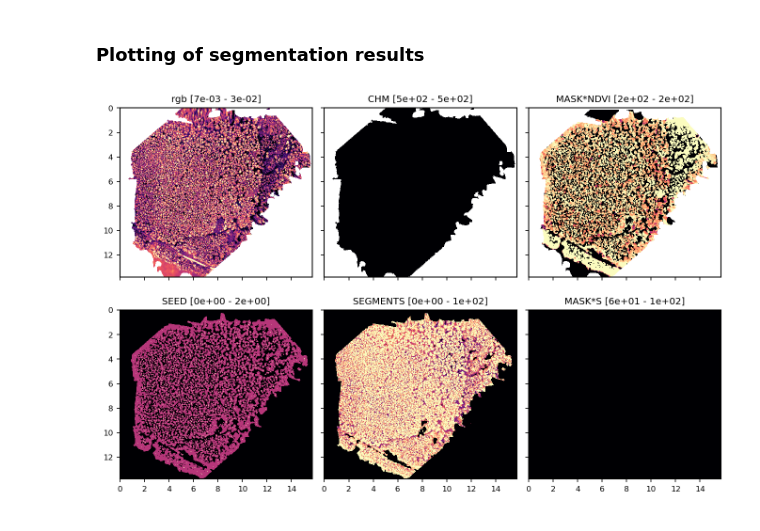
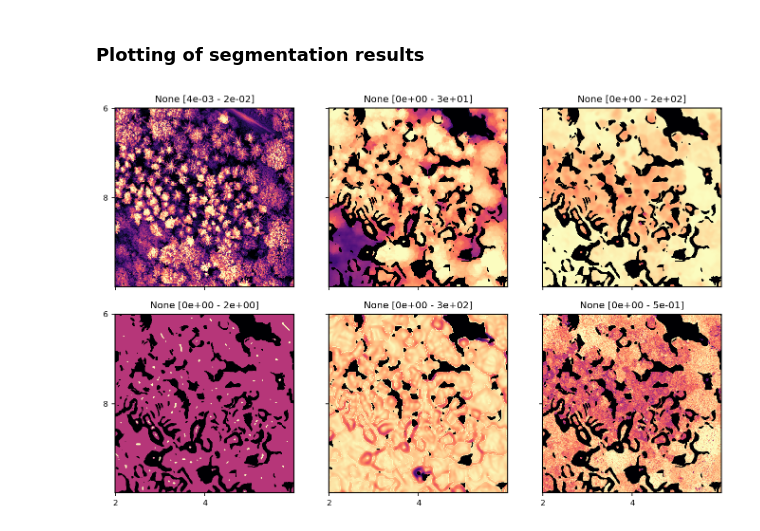
Before and after one commit to FlorianStehr/findatree, a Jupyter notebook: scripts/watershed_v01.ipynb, the cells around one changed output. Saved outputs shown, nothing was run; the diff lists cells and outputs as text; code cells hidden in the pictures.

```diff
--- a/scripts/watershed_v01.ipynb
+++ b/scripts/watershed_v01.ipynb
@@ -24,9 +24,9 @@ dir_names.extend([r'C:\Data\lwf\DTM'])
 dir_names.extend([r'C:\Data\lwf\Orthophotos_2021'])
 
 file_names=[]
-file_names.extend(['Tnr_11626_D-20210719_DSM.tif'])
-file_names.extend(['tnr_11626_dtm.tif'])
-file_names.extend(['Tnr_11626_2021_Ortho.tif'])
+file_names.extend(['Tnr_12702_D-20210713_DSM.tif'])
+file_names.extend(['tnr_12702_dtm.tif'])
+file_names.extend(['Tnr_12702_2021_Ortho.tif'])
 
 
 paths=[os.path.join(dir_names[i],file_name) for i, file_name in enumerate(file_names)]
@@ -156,7 +169,7 @@ Text(0.5, 1.0, 'S')
 ### Generate markers for marker-controlled watershed
 # %%
 ##################### Define image used for creating markers for watershed
-img_obj = L #* chm
+img_obj = C
 img_obj[np.invert(mask)] = np.nan
 
 img_obj -= np.nanmin(img_obj.flatten())
@@ -164,15 +177,16 @@ img_obj *= 255 / np.nanmax(img_obj.flatten())
 img_obj = img_obj.astype(np.uint8)
 
 ##################### Blur
-img_blur = segment.blur(img_obj)
+# img_blur = segment.blur(img_obj)
+img_blur = img_obj.copy()
 
 ##################### Gaussian adaptive thresholding -> mask
 mask = cv.adaptiveThreshold(
     img_blur, 1, cv.ADAPTIVE_THRESH_GAUSSIAN_C,
     cv.THRESH_BINARY, 241, 0,
 )
-kernel = cv.getStructuringElement(cv.MORPH_ELLIPSE,(3,3))
-mask = cv.dilate(mask, kernel, iterations=1)
+# kernel = cv.getStructuringElement(cv.MORPH_ELLIPSE,(3,3))
+# mask = cv.dilate(mask, kernel, iterations=1)
 
 ##################### Divide connected regions into sub-regions based on distance transform, this will be our sure foreground
 sure_fg= mask.copy()
@@ -213,7 +227,7 @@ ndvi_blur *= (255 / np.nanmax(ndvi_blur.flatten()))
 
 img = np.zeros((nir.shape[0], nir.shape[1], 3), dtype=np.uint8)
 for i in range(3):
-    img[:,:,i] = mask * S_blur
+    img[:,:,i] = mask * C
 
 
 ##################### Watershed
@@ -226,22 +240,16 @@ img_obj_vis[markers == -1] = 255
 # %%
 importlib.reload(visual)
 
 
 channels = [rgb, mask*chm, mask*ndvi_blur, mask+seed, img_obj_vis, mask*S]
-channel_names = ['rgb', 'CHM', 'MASK*NDVI', 'SEED', 'SEGMENTS', 'MASK*S']
-# xylim = [(1200, 400), (1200, 400)]
-# boolmask = (chm < 5) | (segment.blur(ndvi) < 0.6) | (segment.blur(L) < 6e-3)
-contrasts =[None, (470, 500), (180,230), (0,2), (0, 100), (60,110)]
 
 f, axs = visual.show_channels(
     channels,
-    # xylim=xylim,
-    contrasts=contrasts,
-    channel_names=channel_names,
+    xylim=xylim,
     n_cols_rows=[3,2],
     zoom=1,
 )
 
 # plt.savefig(r'C:\Users\flori\Desktop\plots\220228_WKS-DIN_P4MS_non-blur.pdf', transparent=True)
 # %% [output]
-[figure, old version]
+[figure, new version]
```
Also changed, not shown: parts of 4 cells of this notebook, 5 other files.
